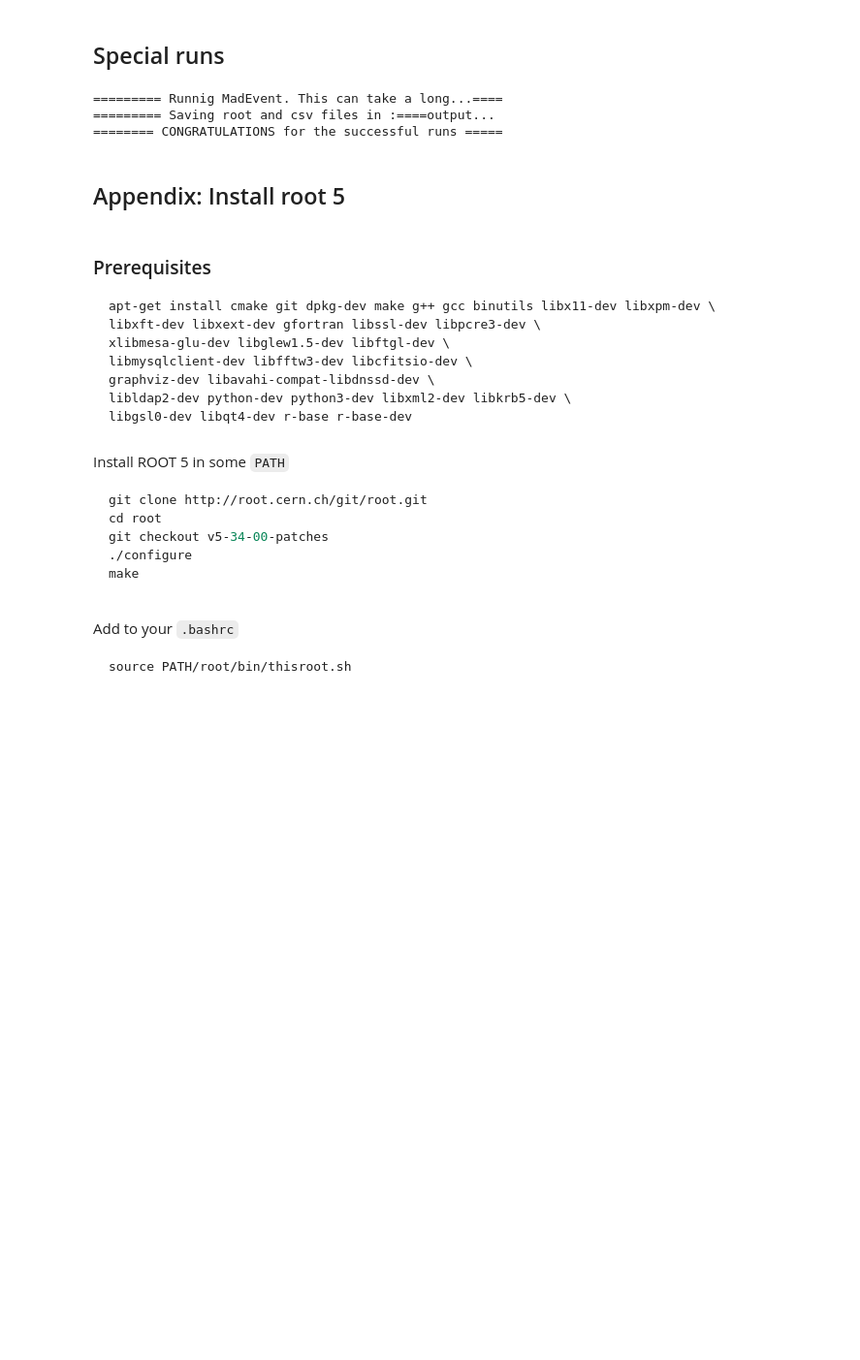
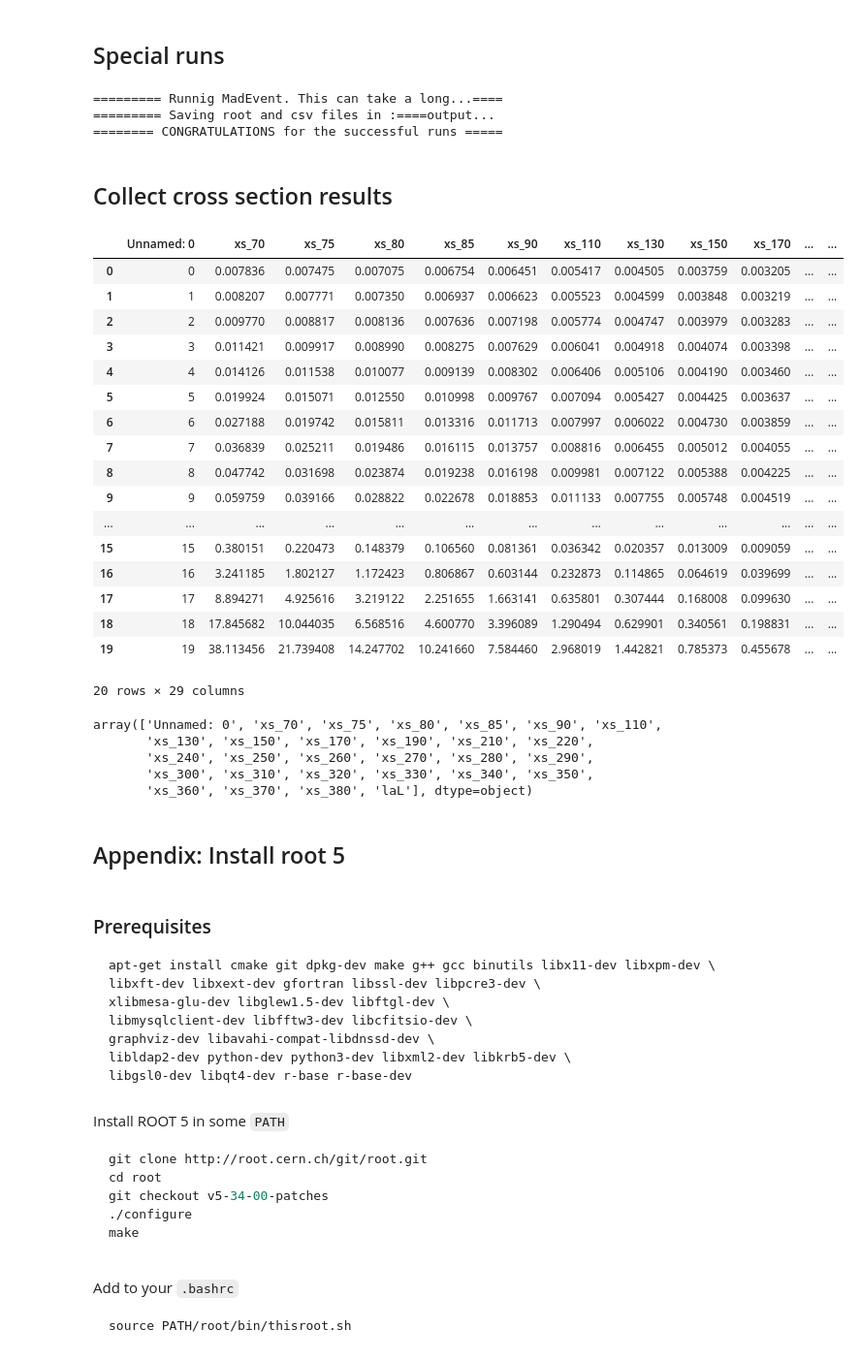
Before and after one commit to restrepo/VBF_IDM, a Jupyter notebook: index.ipynb, the cells around one changed output. Shown: that part at 97% size. Drawn from its saved outputs; the diff is of its cells as text; code cells hidden in the pictures; blank space fills up the shorter version.

Commit message:
merge cross section files: Version beta release 0.6

```diff
--- a/index.ipynb
+++ b/index.ipynb
@@ -256,8 +256,7 @@ def store_output(MH0,MHc,LambdasL,cfg):
         if s.wait()>0:
             sys.exit('Files not found')
 
-def merge_cross_sections_results(df):
-    df_full=pd.read_csv('Output_data.csv')
+def merge_cross_sections_results(df,df_full=pd.read_csv('Output_data.csv')):
     dff=df_full.merge(df,on='laL',how='left').fillna(0)
     tmp=dff['laL']
     dff=dff.drop('laL',axis='columns')
@@ -430,3 +426,5 @@ cfg=main(LambdasL,MH0,MHc,skip_MadGraph=True)
 ========= Runnig MadEvent. This can take a long...====
 ========= Saving root and csv files in :====output...
 ======== CONGRATULATIONS for the successful runs =====
+# %% [markdown]
+## Collect cross section results
@@ -432,0 +433,27 @@ cfg=main(LambdasL,MH0,MHc,skip_MadGraph=True)
+# %%
+MH0s=np.arange(250,390,10)
+df_full=pd.read_csv('Output_data.csv')
+for M in MH0s:
+    df=pd.read_csv('output/cs_{:d}_{:d}.csv'.format(MHc,M))
+    df_full=merge_cross_sections_results(df,df_full)
+# %%
+df_full
+# %% [output]
+|  | Unnamed: 0 | xs_70 | xs_75 | xs_80 | xs_85 | xs_90 | xs_110 | xs_130 | xs_150 | xs_170 | ... | ... |
+| 0 | 0 | 0.007836 | 0.007475 | 0.007075 | 0.006754 | 0.006451 | 0.005417 | 0.004505 | 0.003759 | 0.003205 | ... | ... |
+| 1 | 1 | 0.008207 | 0.007771 | 0.007350 | 0.006937 | 0.006623 | 0.005523 | 0.004599 | 0.003848 | 0.003219 | ... | ... |
+| 2 | 2 | 0.009770 | 0.008817 | 0.008136 | 0.007636 | 0.007198 | 0.005774 | 0.004747 | 0.003979 | 0.003283 | ... | ... |
+| 3 | 3 | 0.011421 | 0.009917 | 0.008990 | 0.008275 | 0.007629 | 0.006041 | 0.004918 | 0.004074 | 0.003398 | ... | ... |
+| 4 | 4 | 0.014126 | 0.011538 | 0.010077 | 0.009139 | 0.008302 | 0.006406 | 0.005106 | 0.004190 | 0.003460 | ... | ... |
+| 5 | 5 | 0.019924 | 0.015071 | 0.012550 | 0.010998 | 0.009767 | 0.007094 | 0.005427 | 0.004425 | 0.003637 | ... | ... |
+| 6 | 6 | 0.027188 | 0.019742 | 0.015811 | 0.013316 | 0.011713 | 0.007997 | 0.006022 | 0.004730 | 0.003859 | ... | ... |
+| 7 | 7 | 0.036839 | 0.025211 | 0.019486 | 0.016115 | 0.013757 | 0.008816 | 0.006455 | 0.005012 | 0.004055 | ... | ... |
+| 8 | 8 | 0.047742 | 0.031698 | 0.023874 | 0.019238 | 0.016198 | 0.009981 | 0.007122 | 0.005388 | 0.004225 | ... | ... |
+| 9 | 9 | 0.059759 | 0.039166 | 0.028822 | 0.022678 | 0.018853 | 0.011133 | 0.007755 | 0.005748 | 0.004519 | ... | ... |
+| ... | ... | ... | ... | ... | ... | ... | ... | ... | ... | ... | ... | ... |
+| 15 | 15 | 0.380151 | 0.220473 | 0.148379 | 0.106560 | 0.081361 | 0.036342 | 0.020357 | 0.013009 | 0.009059 | ... | ... |
+| 16 | 16 | 3.241185 | 1.802127 | 1.172423 | 0.806867 | 0.603144 | 0.232873 | 0.114865 | 0.064619 | 0.039699 | ... | ... |
+| 17 | 17 | 8.894271 | 4.925616 | 3.219122 | 2.251655 | 1.663141 | 0.635801 | 0.307444 | 0.168008 | 0.099630 | ... | ... |
+| 18 | 18 | 17.845682 | 10.044035 | 6.568516 | 4.600770 | 3.396089 | 1.290494 | 0.629901 | 0.340561 | 0.198831 | ... | ... |
+| 19 | 19 | 38.113456 | 21.739408 | 14.247702 | 10.241660 | 7.584460 | 2.968019 | 1.442821 | 0.785373 | 0.455678 | ... | ... |
+20 rows × 29 columns
@@ -433,3 +464,11 @@ cfg=main(LambdasL,MH0,MHc,skip_MadGraph=True)
+# %%
+pd.read_csv('output/Output_data.csv').columns.values
+# %% [output]
+array(['Unnamed: 0', 'xs_70', 'xs_75', 'xs_80', 'xs_85', 'xs_90', 'xs_110',
+       'xs_130', 'xs_150', 'xs_170', 'xs_190', 'xs_210', 'xs_220',
+       'xs_240', 'xs_250', 'xs_260', 'xs_270', 'xs_280', 'xs_290',
+       'xs_300', 'xs_310', 'xs_320', 'xs_330', 'xs_340', 'xs_350',
+       'xs_360', 'xs_370', 'xs_380', 'laL'], dtype=object)
 # %% [markdown]
 ## Appendix: Install root 5
 # %% [markdown]
```
Also changed, not shown: parts of 4 cells of this notebook, 1 other file.
